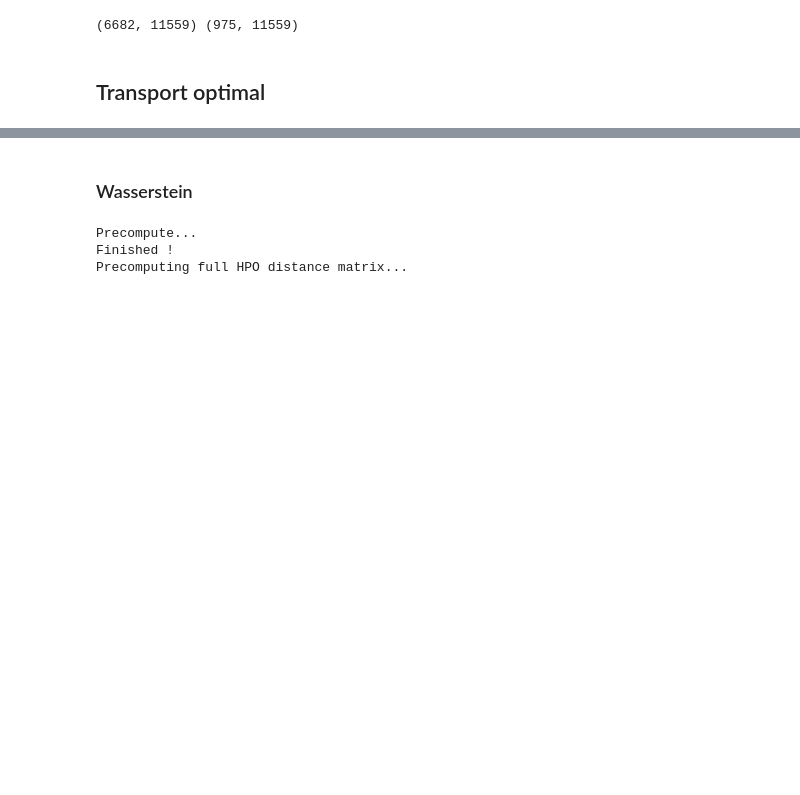
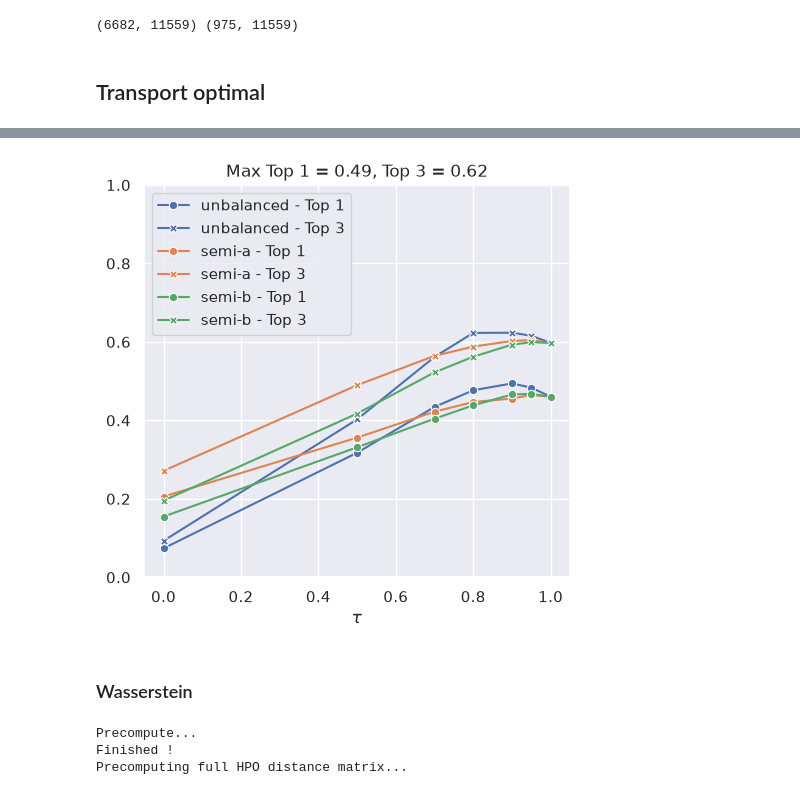
Before and after one commit to averniere/OT_simulation_maladies, a Jupyter notebook: HGCN/test.ipynb, the cells around one changed output, grey strips where cells are left out. Saved outputs shown, nothing was run; the diff lists cells and outputs as text; code cells hidden in the pictures; blank space fills up the shorter version.

```diff
--- a/HGCN/test.ipynb
+++ b/HGCN/test.ipynb
@@ -111,3 +152,7 @@ all_diseases = pd.concat([union_diseases, remaining_orpha])
+# %%
+OT.plot_unbalanced(taus, C_hamm, epsilon, gt_set2)
+# %% [output]
+[figure, added]
 # %% [markdown]
 ### Wasserstein
 # %%
```
Also changed, not shown: parts of 29 cells of this notebook, 4 other files.
